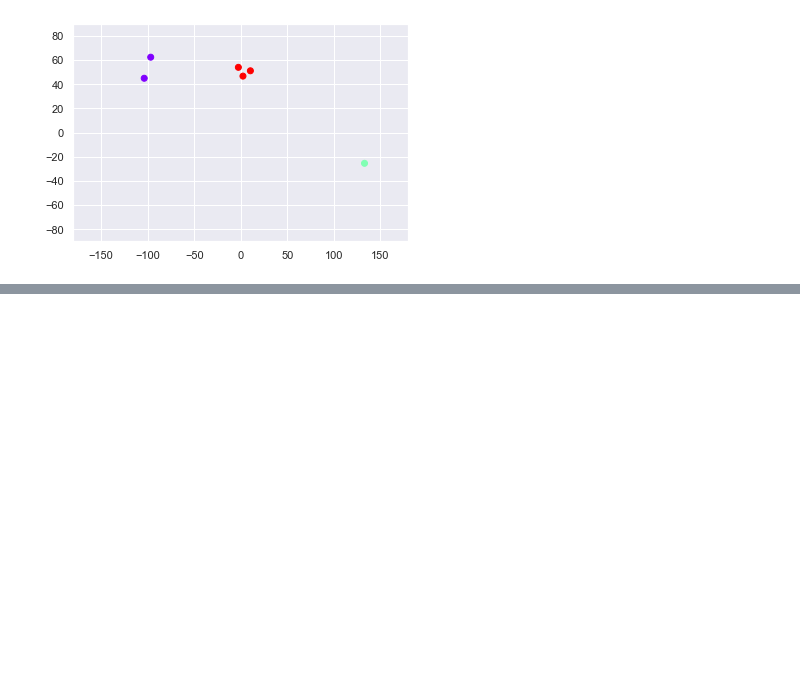
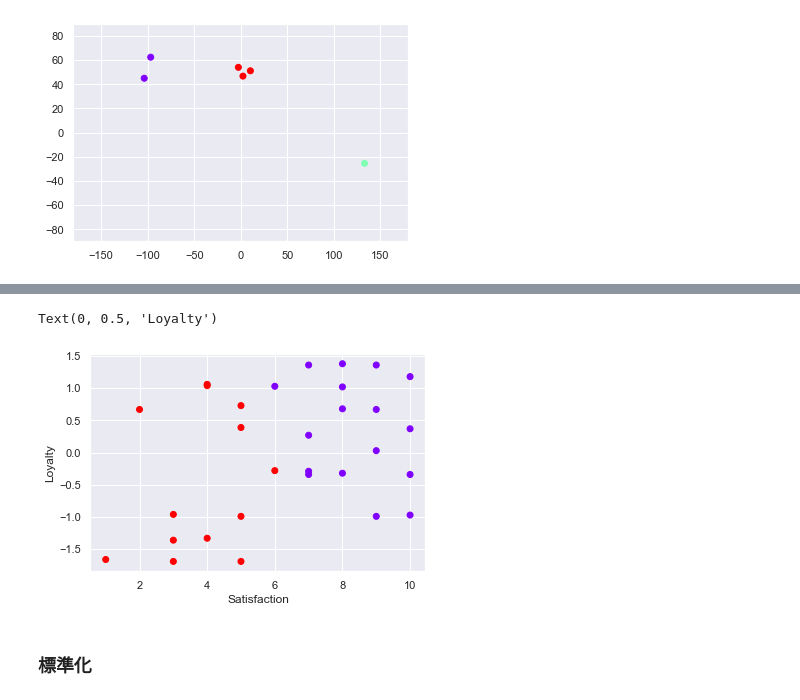
Before and after one commit to daiki-may/datascience, a Jupyter notebook: datascience/k-means.ipynb, the cells around one changed output, grey strips where cells are left out. Cells and saved outputs as stored; diff of their text form; code cells hidden in the pictures; blank space fills up the shorter version.

```diff
--- a/datascience/k-means.ipynb
+++ b/datascience/k-means.ipynb
@@ -77,0 +216,9 @@ plt.show()
+# %%
+plt.scatter(clusters['Satisfaction'], clusters['Loyalty'], c=clusters['cluster_pred'], cmap='rainbow')
+plt.xlabel('Satisfaction')
+plt.ylabel('Loyalty')
+# %% [output]
+Text(0, 0.5, 'Loyalty')
+[figure, added]
+# %% [markdown]
+### 標準化
```
Also changed, not shown: parts of 29 cells of this notebook, 4 other files.
